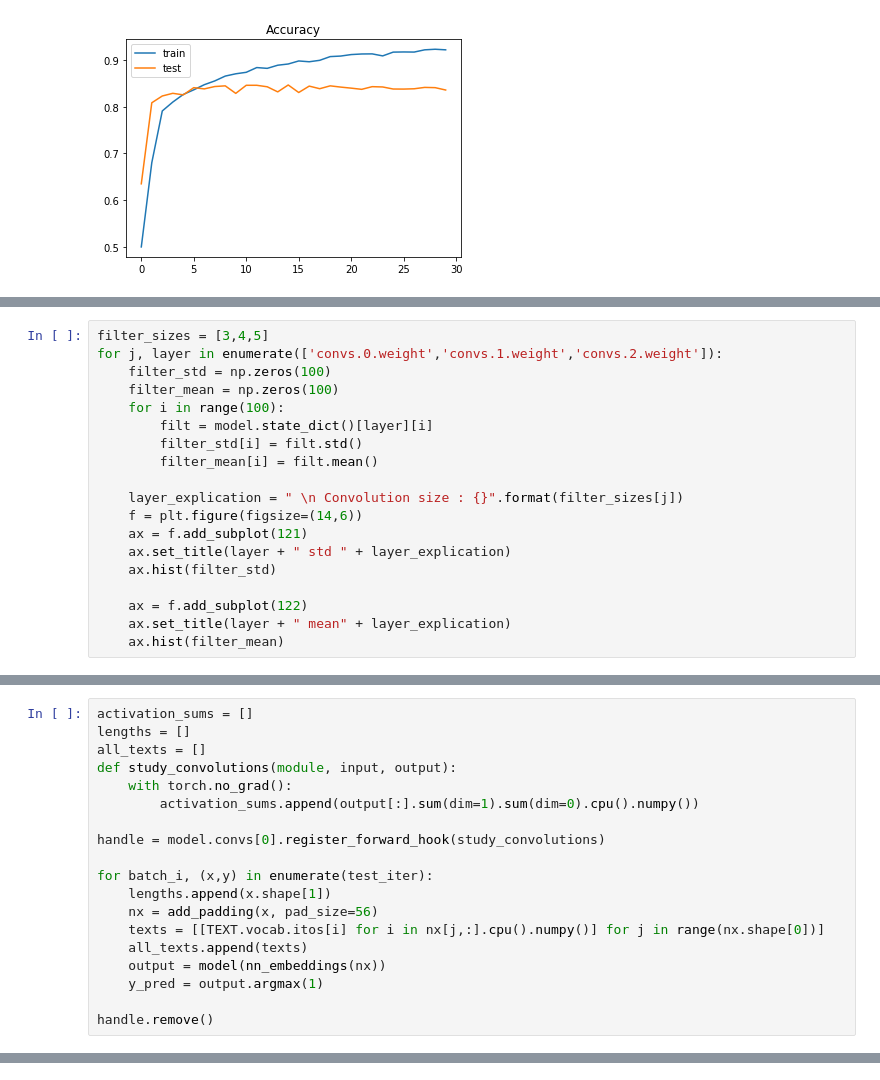
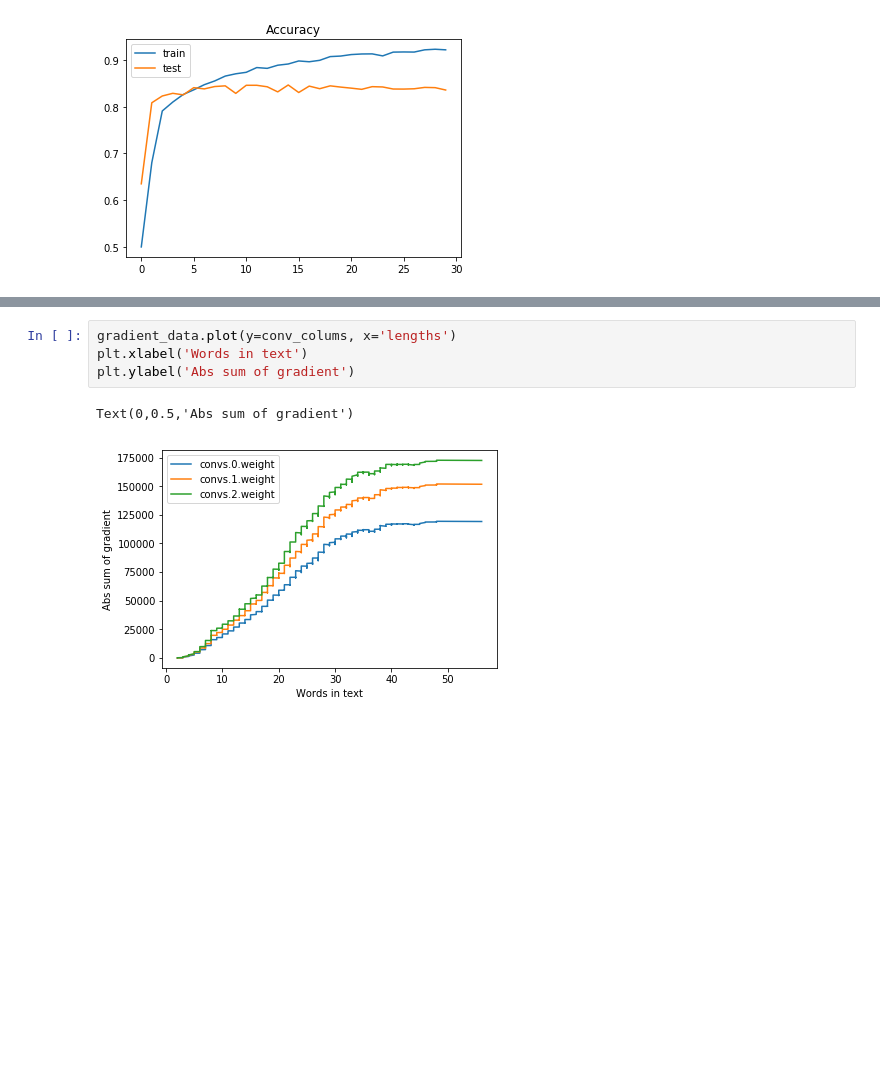
Before and after one commit to samutamm/AS, a Jupyter notebook: TME6_text.ipynb, the cells around one changed output, grey strips where cells are left out. Drawn from its saved outputs; the diff is of its cells as text; blank space fills up the shorter version.

```diff
--- a/TME6_text.ipynb
+++ b/TME6_text.ipynb
@@ -571,19 +430,0 @@ classifier.0.bias
-# %%
-filter_sizes = [3,4,5]
-for j, layer in enumerate(['convs.0.weight','convs.1.weight','convs.2.weight']):
-    filter_std = np.zeros(100)
-    filter_mean = np.zeros(100)
-    for i in range(100):
-        filt = model.state_dict()[layer][i]
-        filter_std[i] = filt.std()
-        filter_mean[i] = filt.mean()
-
-    layer_explication = " \n Convolution size : {}".format(filter_sizes[j])
-    f = plt.figure(figsize=(14,6))
-    ax = f.add_subplot(121)
-    ax.set_title(layer + " std " + layer_explication)
-    ax.hist(filter_std)
-
-    ax = f.add_subplot(122)
-    ax.set_title(layer + " mean" + layer_explication)
-    ax.hist(filter_mean)
@@ -711,19 +430,0 @@ Studying gradients was interesting, but it is more useful for understanding the
-# %%
-activation_sums = []
-lengths = []
-all_texts = []
-def study_convolutions(module, input, output):
-    with torch.no_grad():
-        activation_sums.append(output[:].sum(dim=1).sum(dim=0).cpu().numpy())
-
-handle = model.convs[0].register_forward_hook(study_convolutions)
-
-for batch_i, (x,y) in enumerate(test_iter):
-    lengths.append(x.shape[1])
-    nx = add_padding(x, pad_size=56)
-    texts = [[TEXT.vocab.itos[i] for i in nx[j,:].cpu().numpy()] for j in range(nx.shape[0])]
-    all_texts.append(texts)
-    output = model(nn_embeddings(nx))
-    y_pred = output.argmax(1)
-
-handle.remove()
@@ -750,0 +495,7 @@ array(['disturbing', 'and', 'brilliant', 'documentary', '.', '<unk>',
+# %%
+gradient_data.plot(y=conv_colums, x='lengths')
+plt.xlabel('Words in text')
+plt.ylabel('Abs sum of gradient')
+# %% [output]
+Text(0,0.5,'Abs sum of gradient')
+[figure, added]
```
Also changed, not shown: parts of 70 cells of this notebook.
